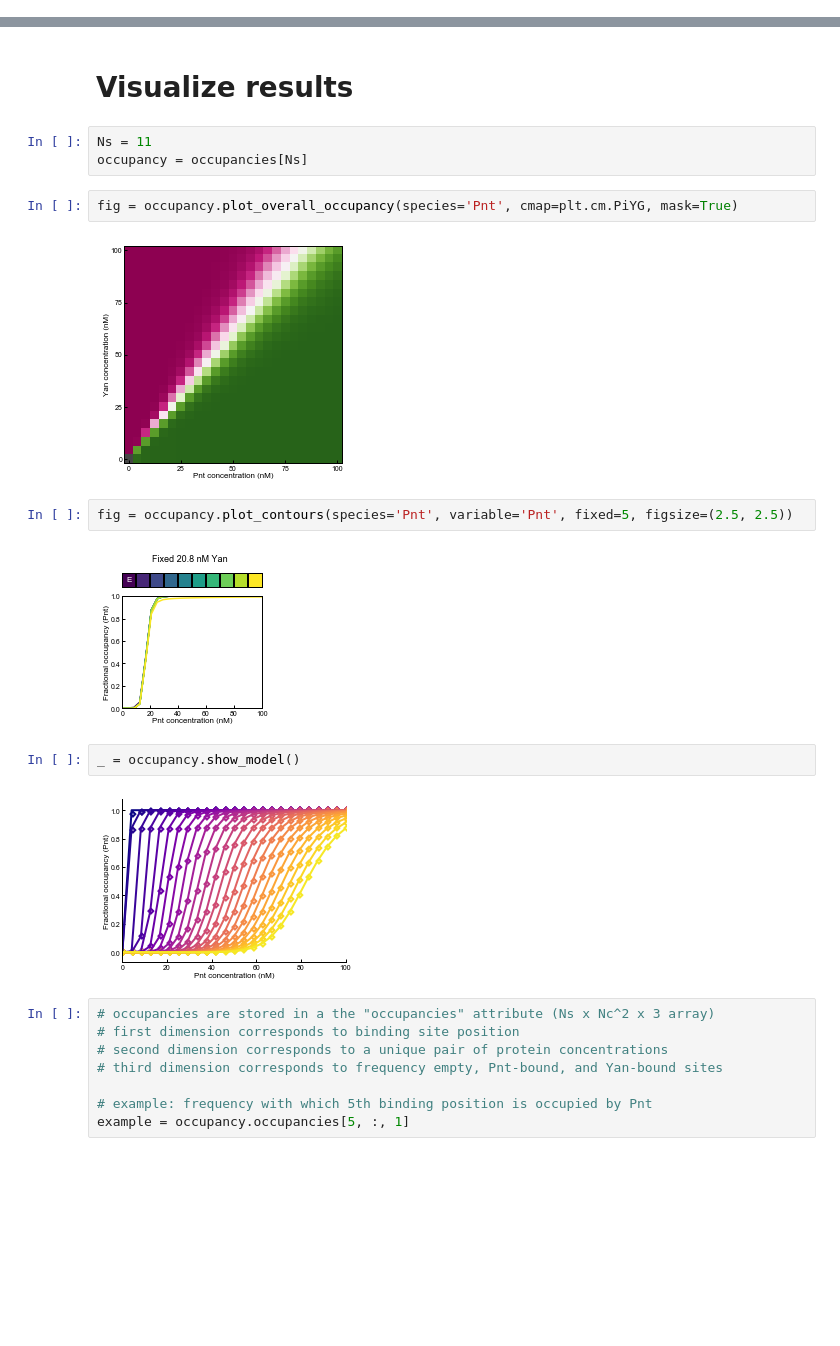
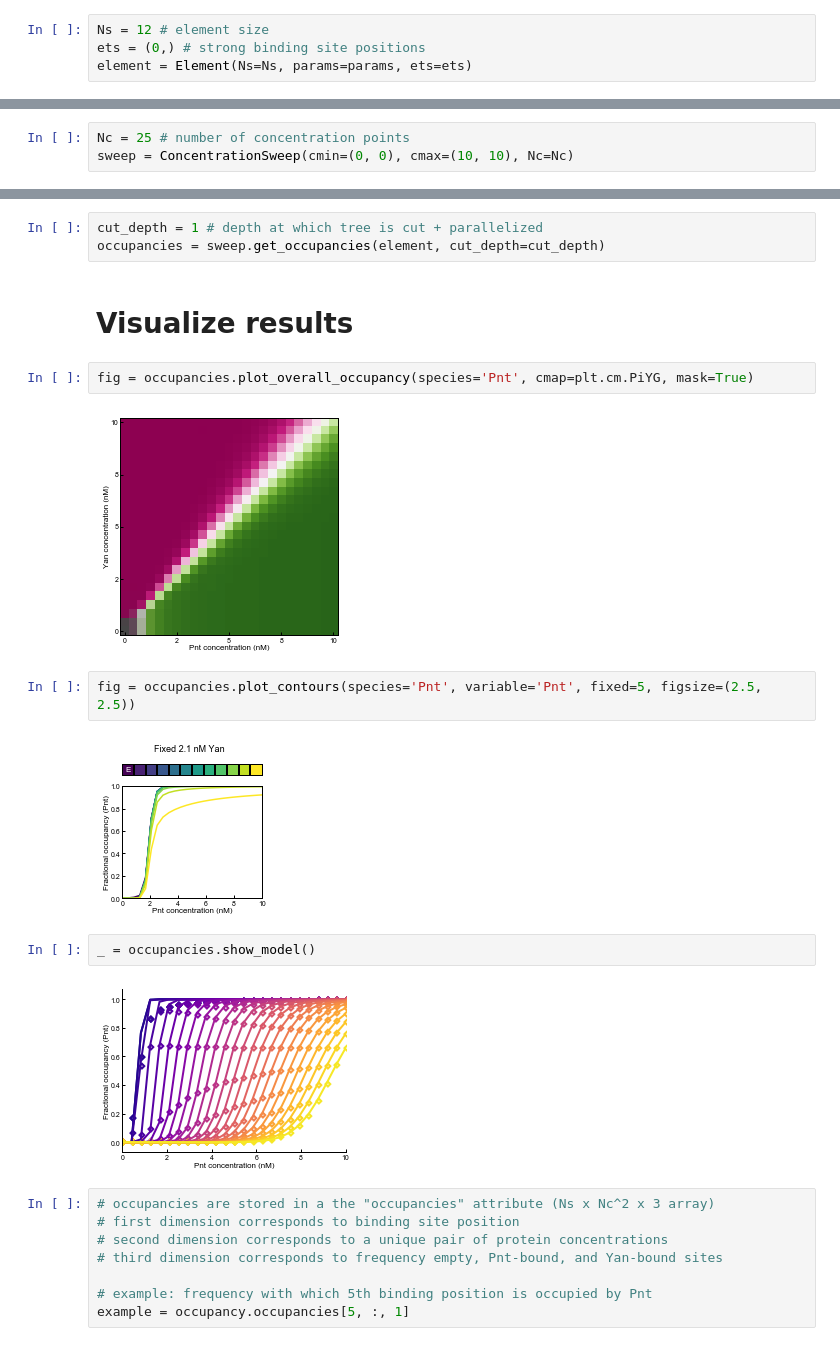
Before and after one commit to sbernasek/binding, a Jupyter notebook: notebooks/helio.ipynb, the cells around one changed output, grey strips where cells are left out. Drawn from its saved outputs; the diff is of its cells as text; blank space fills up the shorter version.

```diff
--- a/notebooks/helio.ipynb
+++ b/notebooks/helio.ipynb
@@ -31,2 +33,6 @@ params = dict(alpha=alpha, beta=beta, gamma=gamma)
+# %%
+Ns = 12 # element size
+ets = (0,) # strong binding site positions
+element = Element(Ns=Ns, params=params, ets=ets)
 # %% [markdown]
 # Set concentrations
@@ -35,2 +39,5 @@ sweep = ConcentrationSweep(cmin=(0, 0), cmax=(100, 100), Nc=(25, 25))
+# %%
+Nc = 25 # number of concentration points
+sweep = ConcentrationSweep(cmin=(0, 0), cmax=(10, 10), Nc=Nc)
 # %% [markdown]
 # Compute binding site occupancies
@@ -45,20 +44,20 @@ for Ns in range(1, 12):
+# %%
+cut_depth = 1 # depth at which tree is cut + parallelized
+occupancies = sweep.get_occupancies(element, cut_depth=cut_depth)
 # %% [markdown]
 # Visualize results
-# %%
-Ns = 11
-occupancy = occupancies[Ns]
 # %%
-fig = occupancy.plot_overall_occupancy(species='Pnt', cmap=plt.cm.PiYG, mask=True)
+fig = occupancies.plot_overall_occupancy(species='Pnt', cmap=plt.cm.PiYG, mask=True)
 # %% [output]
-[figure, old version]
+[figure, new version]
 # %%
-fig = occupancy.plot_contours(species='Pnt', variable='Pnt', fixed=5, figsize=(2.5, 2.5))
+fig = occupancies.plot_contours(species='Pnt', variable='Pnt', fixed=5, figsize=(2.5, 2.5))
 # %% [output]
-[figure, old version]
+[figure, new version]
 # %%
-_ = occupancy.show_model()
+_ = occupancies.show_model()
 # %% [output]
-[figure, old version]
+[figure, new version]
 # %%
 # occupancies are stored in a the "occupancies" attribute (Ns x Nc^2 x 3 array)
 # first dimension corresponds to binding site position
```
Also changed, not shown: parts of 4 cells of this notebook, 4 other files.
